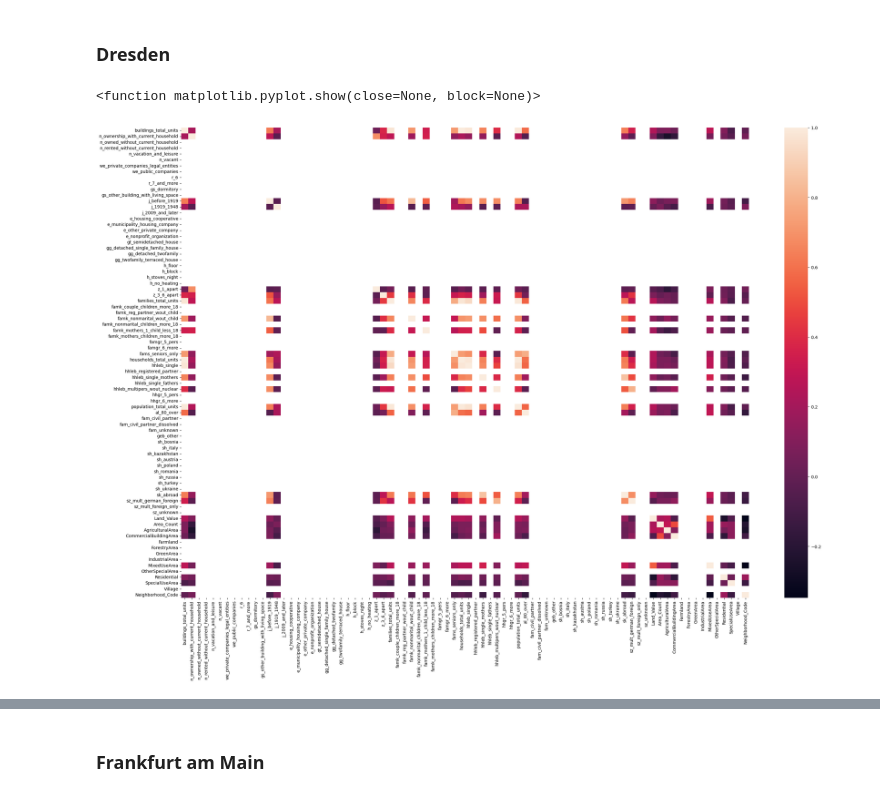
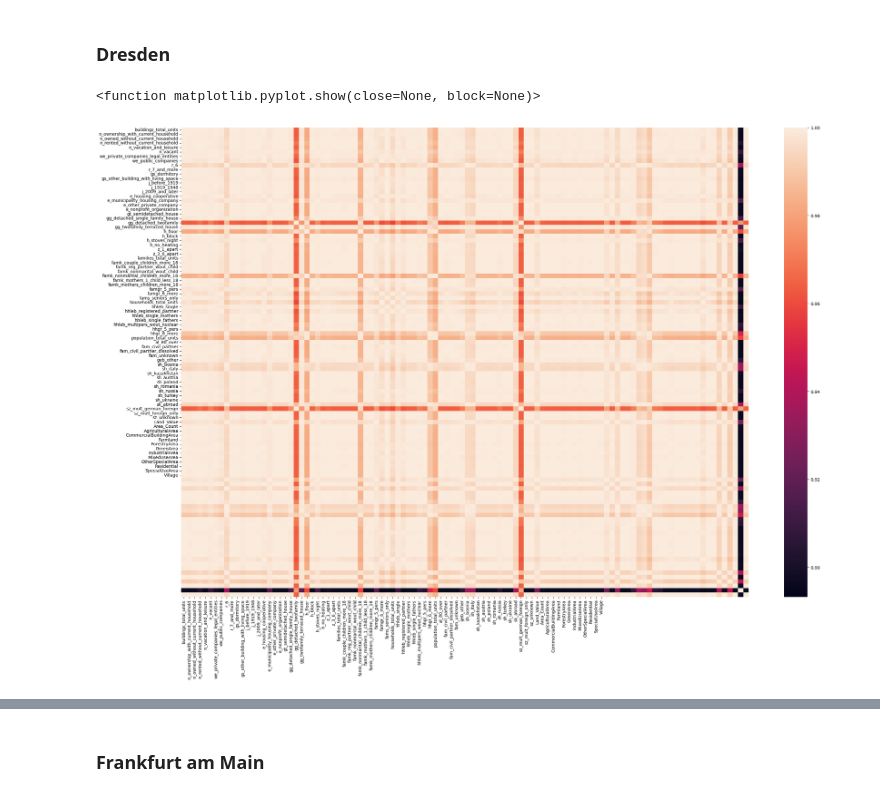
Before and after one commit to Schalwal/Geo-paw-sitioning, a Jupyter notebook: notebooks/landprice_prediction.ipynb, the cells around one changed output, grey strips where cells are left out. Cells and saved outputs as stored; diff of their text form; code cells hidden in the pictures.

```diff
--- a/notebooks/landprice_prediction.ipynb
+++ b/notebooks/landprice_prediction.ipynb
@@ -45,9 +43,9 @@ ValueError: Found array with 0 sample(s) (shape=(0, 180)) while a minimum of 1 i
 df_land_prices = combine_csvs(str_path=path_land)
 
 gdf_landprices = combine_landprice_with_geodata(
-    df_landprice=df_land_prices, str_city=cities[3], str_path=path_land
+    df_landprice=df_land_prices, str_city=cities[4], str_path=path_land
 )
 
 gdf_landprices_names = landprice_neighborhood_merger(
-    gdf_landprice=gdf_landprices, str_city=cities[3], str_path_neigh=path_neigh
+    gdf_landprice=gdf_landprices, str_city=cities[4], str_path_neigh=path_neigh
 )
@@ -94,7 +88,7 @@ result
 # %%
 ls_df_cities = []
 
-for i in range(len(cities) -1):
+for i in range(len(cities)):
 
     df_zensus = combine_csvs(str_path=path_zensus)
 
@@ -118,17 +112,9 @@ for i in range(len(cities) -1):
 
     result_grouped = result.groupby("Neighborhood_Name").median().reset_index()
 
-    if cities[i] != "Frankfurt":
 
-        land_price_grid = gpd.read_file(path_neigh + "/Neighborhoods_" + cities[i] + ".gpkg")
-        result_grouped = result_grouped.merge(land_price_grid, on = ["Neighborhood_Name", "Neighborhood_FID"])
-        result_grouped_lm = result_grouped.drop(columns = ["Neighborhood_Name"])
+    land_price_grid = gpd.read_file(path_neigh + "/Neighborhoods_" + cities[i] + ".gpkg")
+    result_grouped = result_grouped.merge(land_price_grid, on = ["Neighborhood_Name", "Neighborhood_FID"])
+    result_grouped_lm = result_grouped.drop(columns = ["Neighborhood_Name"])
 
-        ls_df_cities.append(result_grouped_lm)
-    elif cities[i] == "Frankfurt":
-
-        land_price_grid = gpd.read_file(path_neigh + "/Neighborhoods_" + cities[i] + "_am_Main.gpkg")
-        result_grouped = result_grouped.merge(land_price_grid, on = ["Neighborhood_Name", "Neighborhood_FID"])
-        result_grouped_lm = result_grouped.drop(columns = ["Neighborhood_Name"])
-
-        ls_df_cities.append(result_grouped_lm)b
+    ls_df_cities.append(result_grouped_lm)
@@ -298,22 +300,18 @@ Accuracy: 0.05 (+/- 1.01)
 # %% [markdown]
 ### Dresden
 # %%
-df_dresden = ls_df_cities[2].drop(columns = ["geometry", "City_Name", "City_Code", "index_right", "Neighborhood_FID"])
+df_dresden = ls_df_cities[2].drop(columns = ["geometry", "City_Name", "City_Code", "index_right", "Neighborhood_FID", "Neighborhood_Code"])
-# %%
-for column in df_dresden.columns:
-    df_dresden[column] = df_dresden[column].astype(np.float64)
 # %%
-# calculate the correlation matrix
-corr = df_dresden.corr()
+corr = np.corrcoef(df_dresden)
 
 
 plt.figure(figsize=(30,20))
 # plot the heatmap
 sns.heatmap(corr,
-        xticklabels=corr.columns,
-        yticklabels=corr.columns)
+        xticklabels=df_dresden.columns,
+        yticklabels=df_dresden.columns)
 
 plt.show
 # %% [output]
 <function matplotlib.pyplot.show(close=None, block=None)>
-[figure, old version]
+[figure, new version]
```
Also changed, not shown: parts of 35 cells of this notebook, 2 other files.
